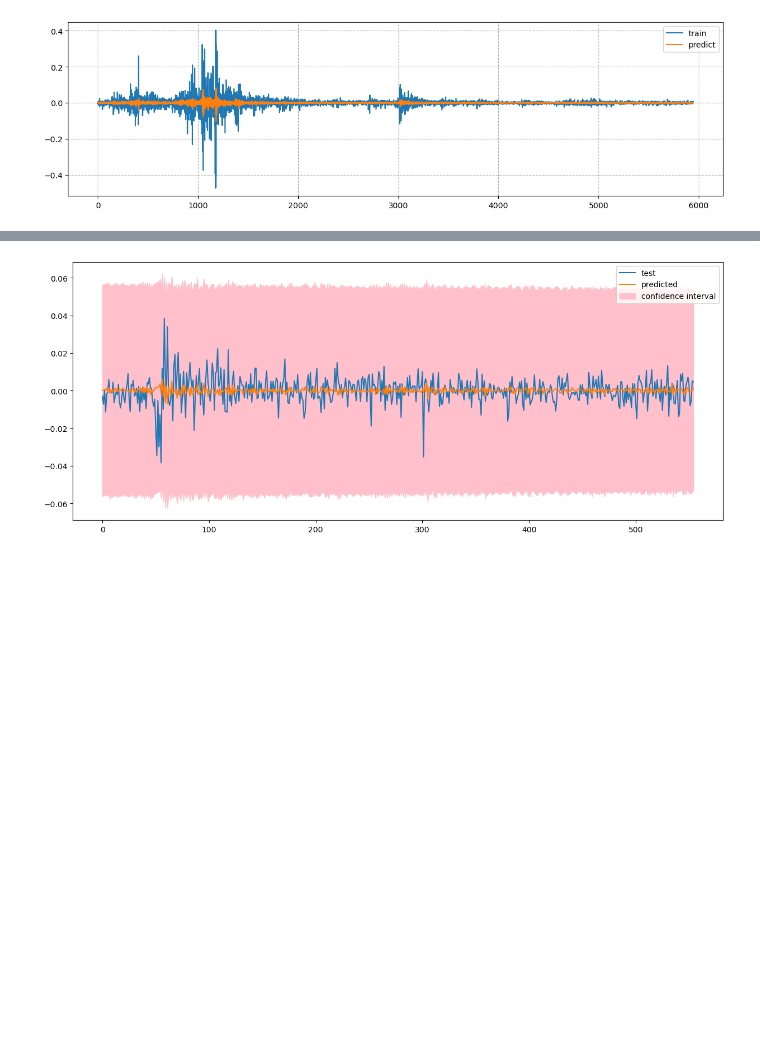
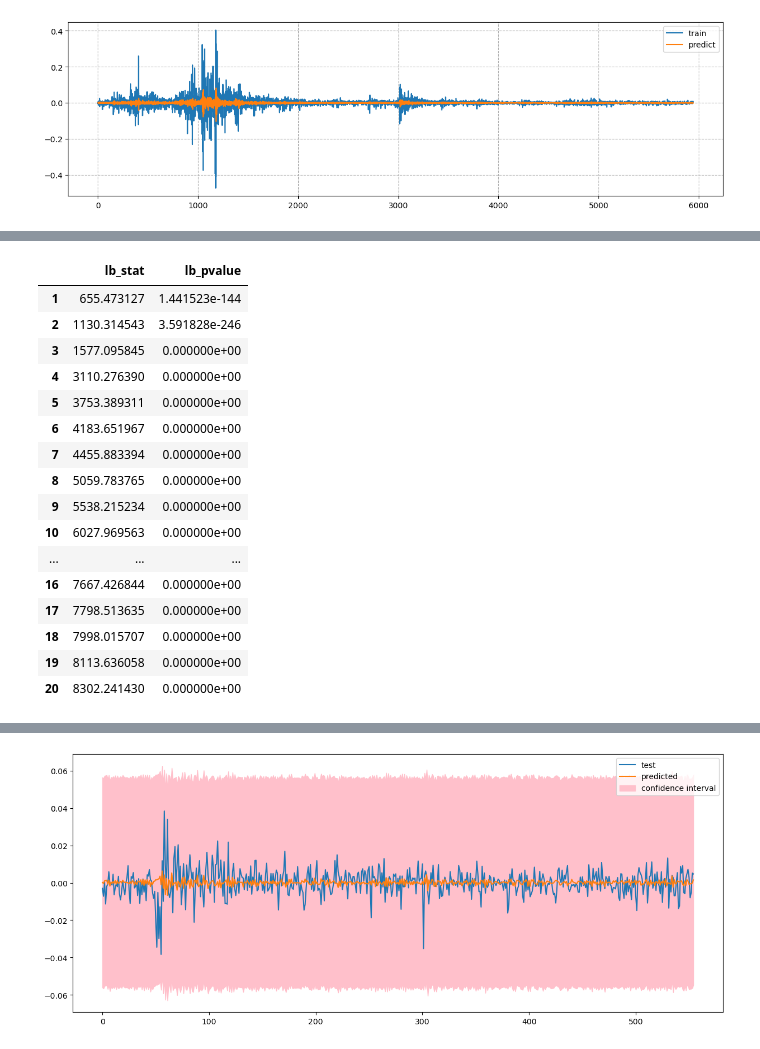
Before and after one commit to KlausZhangjt/TSA-FX, a Jupyter notebook: arima.ipynb, the cells around one changed output, grey strips where cells are left out. Saved outputs shown, nothing was run; the diff lists cells and outputs as text; code cells hidden in the pictures; blank space fills up the shorter version.

```diff
--- a/arima.ipynb
+++ b/arima.ipynb
@@ -210,3 +211,23 @@ acorr_ljungbox(at, lags=[i for i in range(1,21)])
+# %%
+acorr_ljungbox(at**2, lags=[i for i in range(1,21)])
+# %% [output]
+|  | lb_stat | lb_pvalue |
+| 1 | 655.473127 | 1.441523e-144 |
+| 2 | 1130.314543 | 3.591828e-246 |
+| 3 | 1577.095845 | 0.000000e+00 |
+| 4 | 3110.276390 | 0.000000e+00 |
+| 5 | 3753.389311 | 0.000000e+00 |
+| 6 | 4183.651967 | 0.000000e+00 |
+| 7 | 4455.883394 | 0.000000e+00 |
+| 8 | 5059.783765 | 0.000000e+00 |
+| 9 | 5538.215234 | 0.000000e+00 |
+| 10 | 6027.969563 | 0.000000e+00 |
+| ... | ... | ... |
+| 16 | 7667.426844 | 0.000000e+00 |
+| 17 | 7798.513635 | 0.000000e+00 |
+| 18 | 7998.015707 | 0.000000e+00 |
+| 19 | 8113.636058 | 0.000000e+00 |
+| 20 | 8302.241430 | 0.000000e+00 |
 # %%
 fig, axes = plt.subplots(1,2,figsize=(15,4))
 sm.graphics.tsa.plot_acf(at**2, lags=20, ax=axes[0])
```
Also changed, not shown: parts of 7 cells of this notebook.
